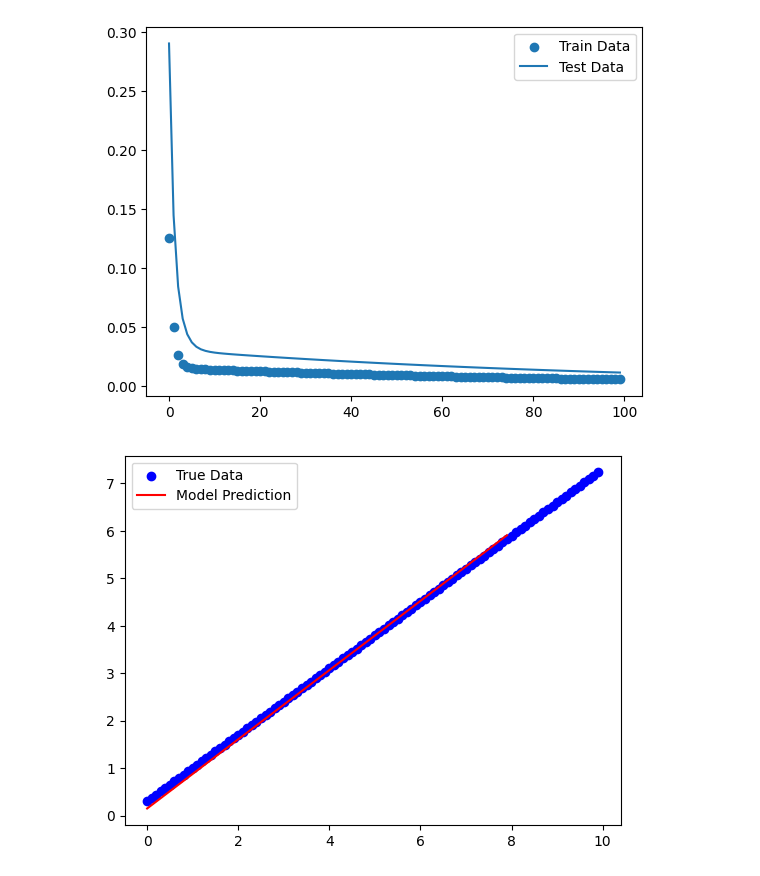
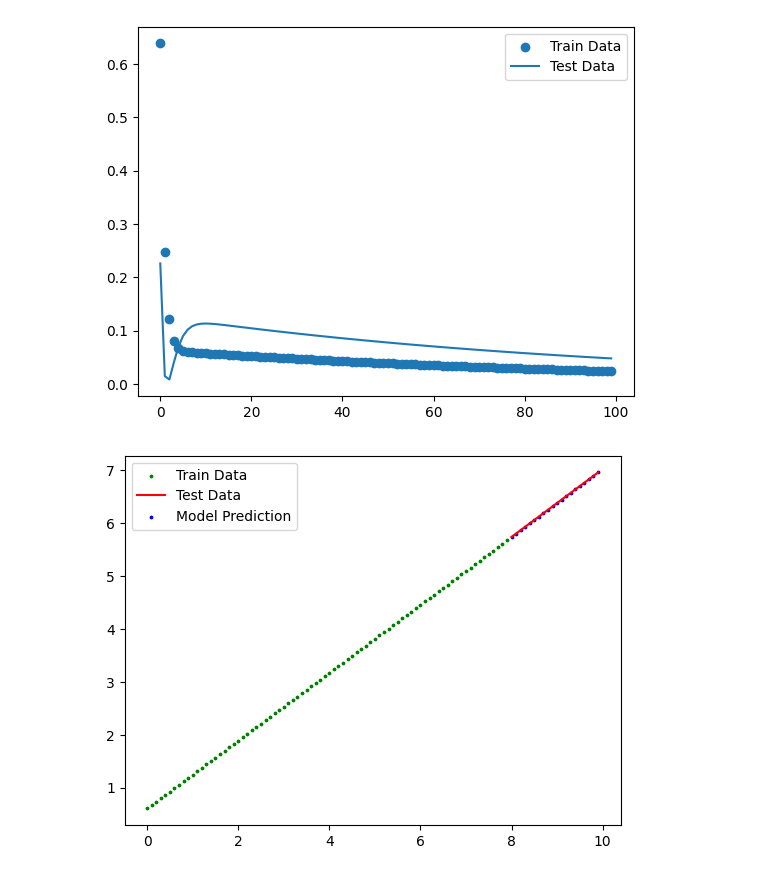
Before and after one commit to axiomchronicles/neural_network_learning, a Jupyter notebook: PyTorch_Learning/pathway_03.ipynb, the cells around one changed output. Cells and saved outputs as stored; diff of their text form; code cells hidden in the pictures.

Commit message:
PyTorch | Improved Model Prediction

```diff
--- a/PyTorch_Learning/pathway_03.ipynb
+++ b/PyTorch_Learning/pathway_03.ipynb
@@ -14,18 +12,13 @@ class LinearRegression(torch.nn.Module):
     def __init__(self):
         super().__init__()
 
-        self.weights = torch.nn.Parameter(torch.rand(1,
-                                                     dtype=torch.float,
-                                                     requires_grad=True,
-                                                    device = device))
-
-        self.bias = torch.nn.Parameter(torch.rand(1,
-                                                  dtype=torch.float,
-                                                  requires_grad=True,
-                                                 device = device))
+        self.linear_layer = torch.nn.Linear(
+            in_features = 1,
+            out_features = 1
+        )
 
     def forward(self, x: torch.Tensor) -> torch.Tensor:
-        return self.bias + self.weights * x
+        return self.linear_layer(x)
 # %%
 weight = 0.7
 bias = 0.3
@@ -89,11 +87,15 @@ plt.plot(epoch_count, test_losses, label = "Test Data")
 plt.legend()
 plt.show()
 # %% [output]
-[figure, old version]
+[figure, new version]
+# %%
+with torch.inference_mode():
+    model_y_pred = model(X_test)
 # %%
-plt.scatter(X.cpu(), y.cpu(), label = "True Data", color = "blue")
-plt.plot(X_train.cpu(), y_pred.cpu().detach().numpy(), label = "Model Prediction", color = "red")
+plt.scatter(X_train.cpu(), y_pred.cpu().detach().numpy(), label = "Train Data", s = 3, color = "green")
+plt.plot(X_test.cpu(), test_y_pred.cpu().detach().numpy(), label = "Test Data", color = "red")
+plt.scatter(X_test.cpu(), model_y_pred.cpu().detach().numpy(), label = "Model Prediction", s = 3, color = "blue")
 plt.legend()
 plt.show()
 # %% [output]
-[figure, old version]
+[figure, new version]
```
Also changed, not shown: parts of 3 cells of this notebook.
